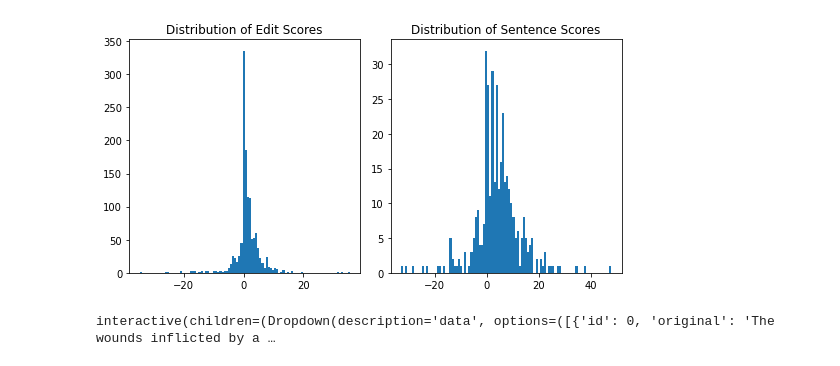
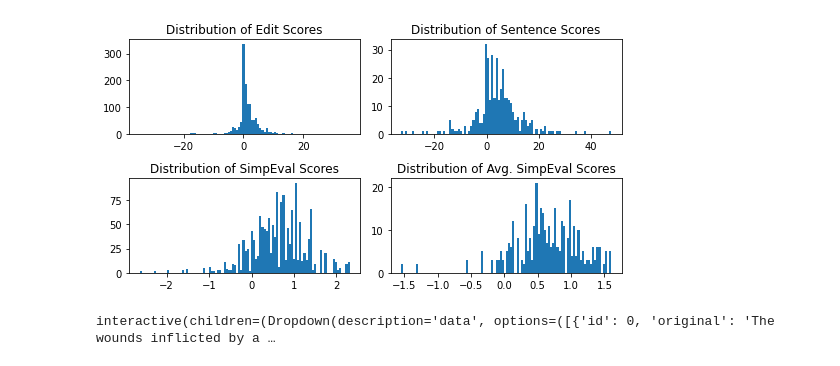
Before and after one commit to Yao-Dou/ts-annotation-tool, a Jupyter notebook: data/analysis/scoring.ipynb, the cells around one changed output. Drawn from its saved outputs; the diff is of its cells as text; code cells hidden in the pictures.

Commit message:
use normalized simpeval scores

```diff
--- a/data/analysis/scoring.ipynb
+++ b/data/analysis/scoring.ipynb
@@ -40,8 +40,8 @@ simpeval_agreement(data)
 # %%
 # Show the distribution of edit and sentence scores
-score_distribution(data)
+score_distribution(data, include_simpeval=True)
 # %% [output]
-[figure, old version]
+[figure, new version]
 # %%
 # This is my first time using iPy, so this is a bit clunky...
 def series(
```
Also changed, not shown: parts of 2 cells of this notebook, 4 other files.
